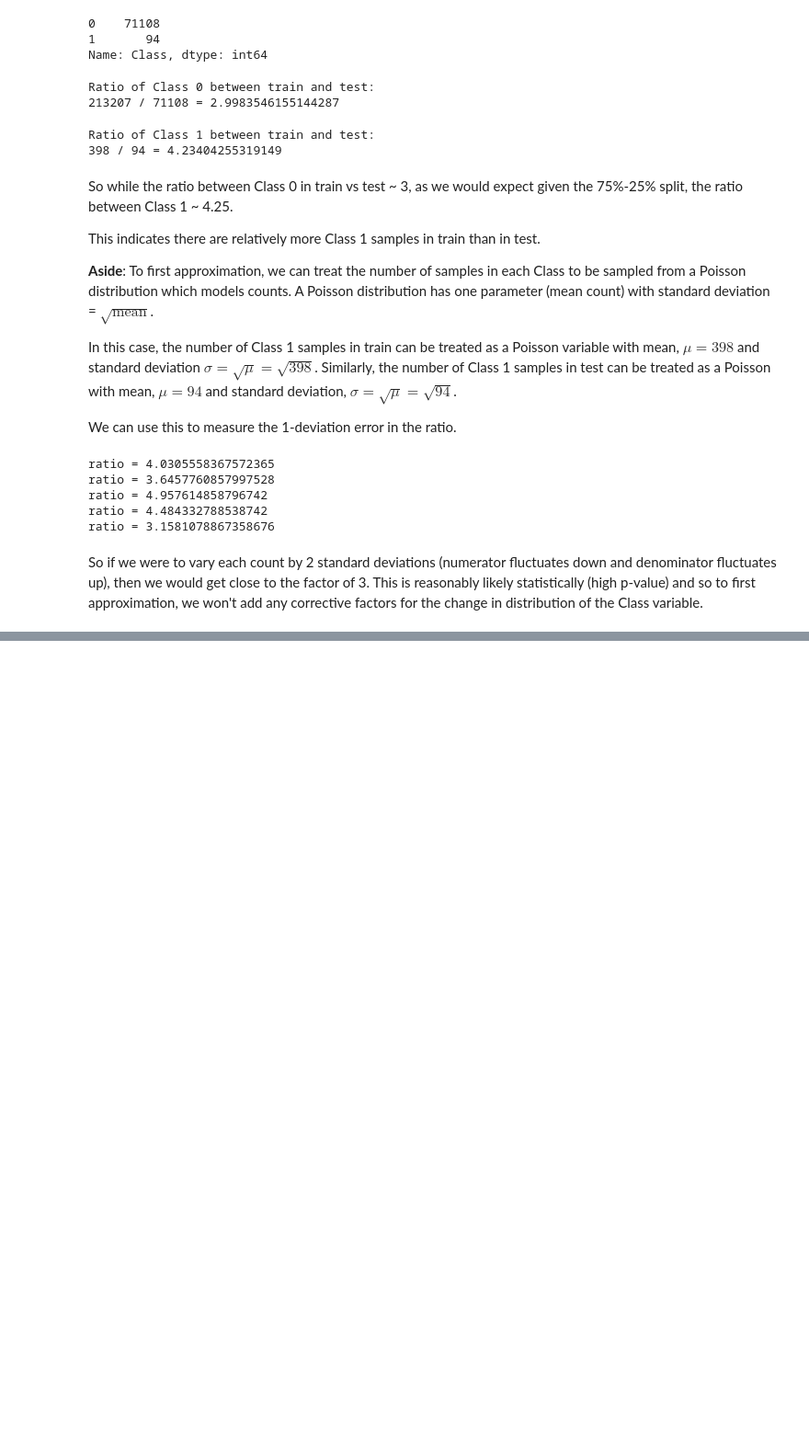
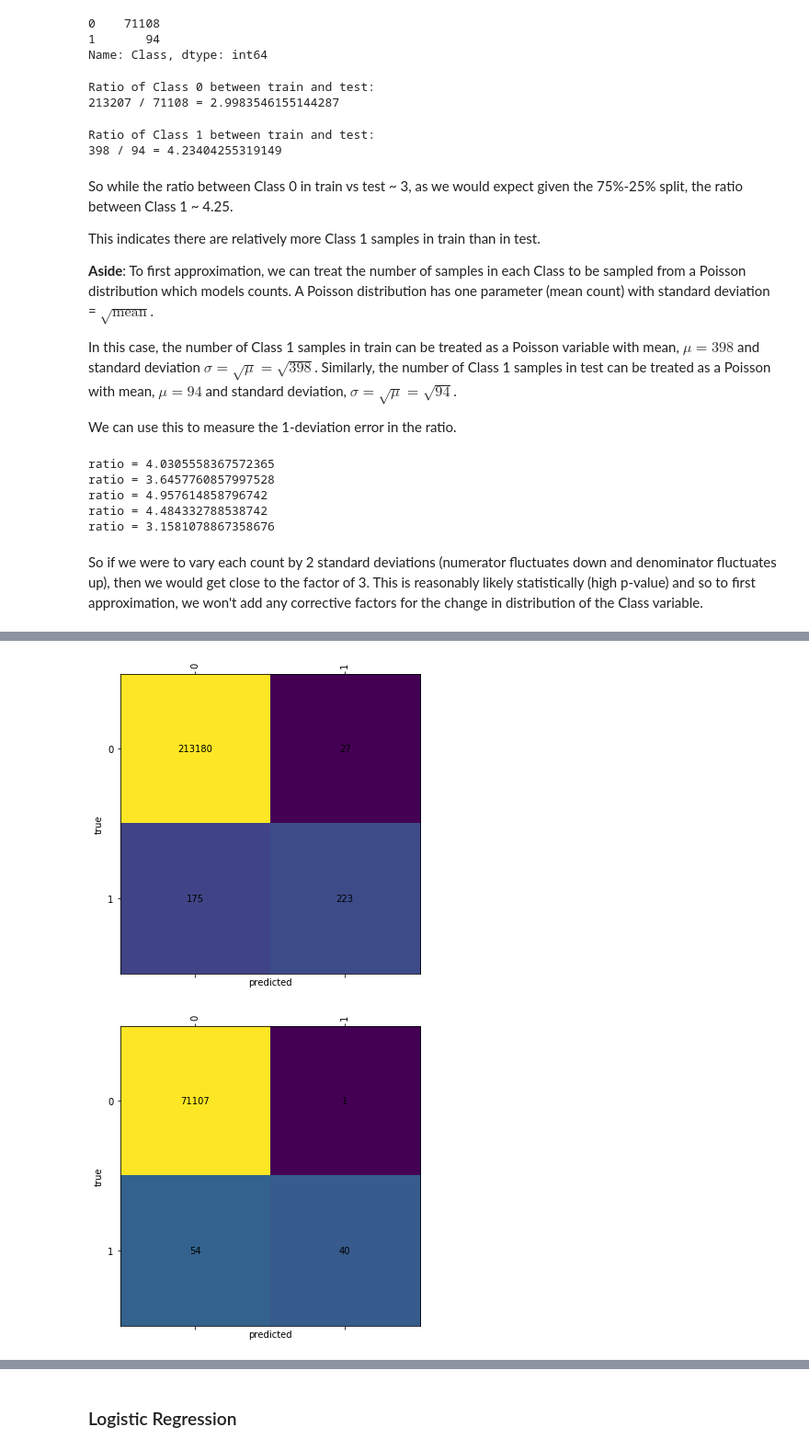
Before and after one commit to TreeinRandomForest/FraudDetectionExample, a Jupyter notebook: Credit Card Fraud Detection.ipynb, the cells around one changed output, grey strips where cells are left out. Shown at 92% size. Cells and saved outputs as stored; diff of their text form; code cells hidden in the pictures; blank space fills up the shorter version.

```diff
--- a/Credit Card Fraud Detection.ipynb
+++ b/Credit Card Fraud Detection.ipynb
@@ -816,0 +505,5 @@ _ = plot_score_dist(model_rf, features_test, target_test)
+# %%
+model_knn = KNeighborsClassifier(n_neighbors=20, n_jobs=10)
+
+model_knn = build_model(model_knn, features_train, target_train,
+                                   features_test, target_test)
@@ -816,0 +512,9 @@ _ = plot_score_dist(model_rf, features_test, target_test)
+# %%
+_ = plot_confusion_matrix(target_train, model_knn.predict(features_train))
+_ = plot_confusion_matrix(target_test, model_knn.predict(features_test))
+
+_ = plot_score_dist(model_knn, features_train, target_train)
+_ = plot_score_dist(model_knn, features_test, target_test)
+# %% [output]
+[figure, added]
+[figure, added]
@@ -816,0 +523,2 @@ _ = plot_score_dist(model_rf, features_test, target_test)
+# %% [markdown]
+### Logistic Regression
```
Also changed, not shown: parts of 83 cells of this notebook.
